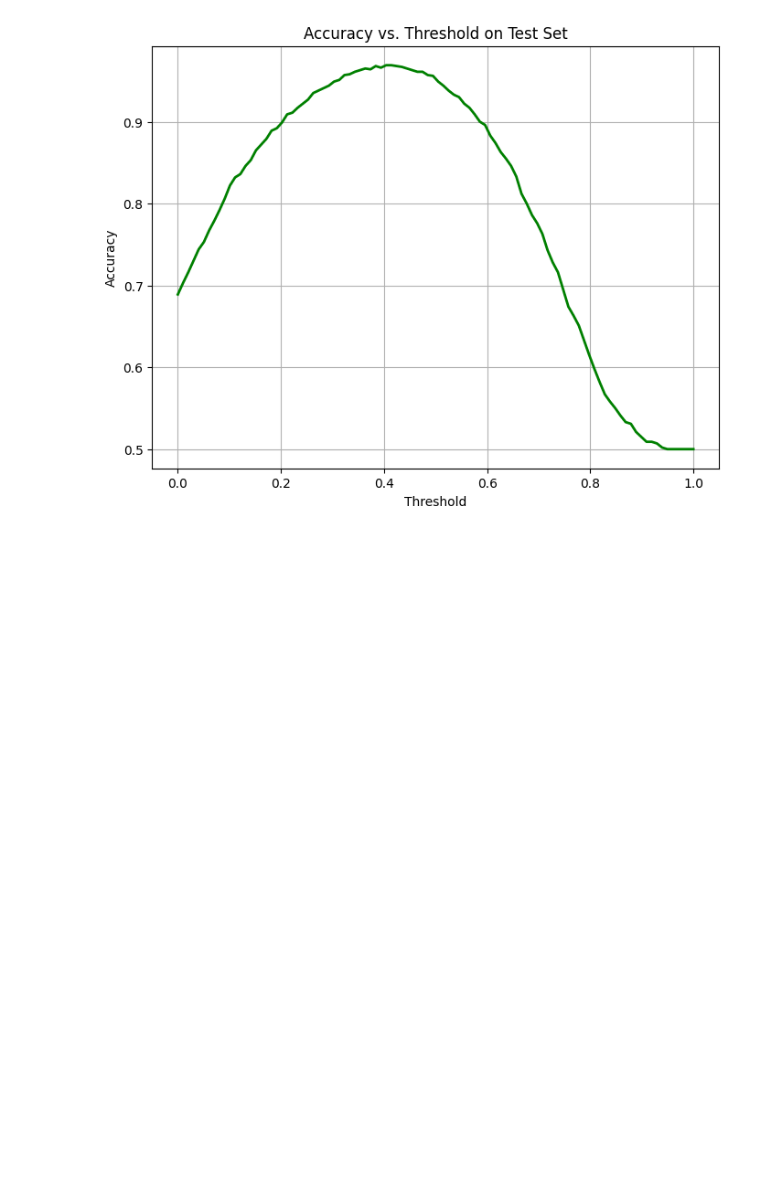
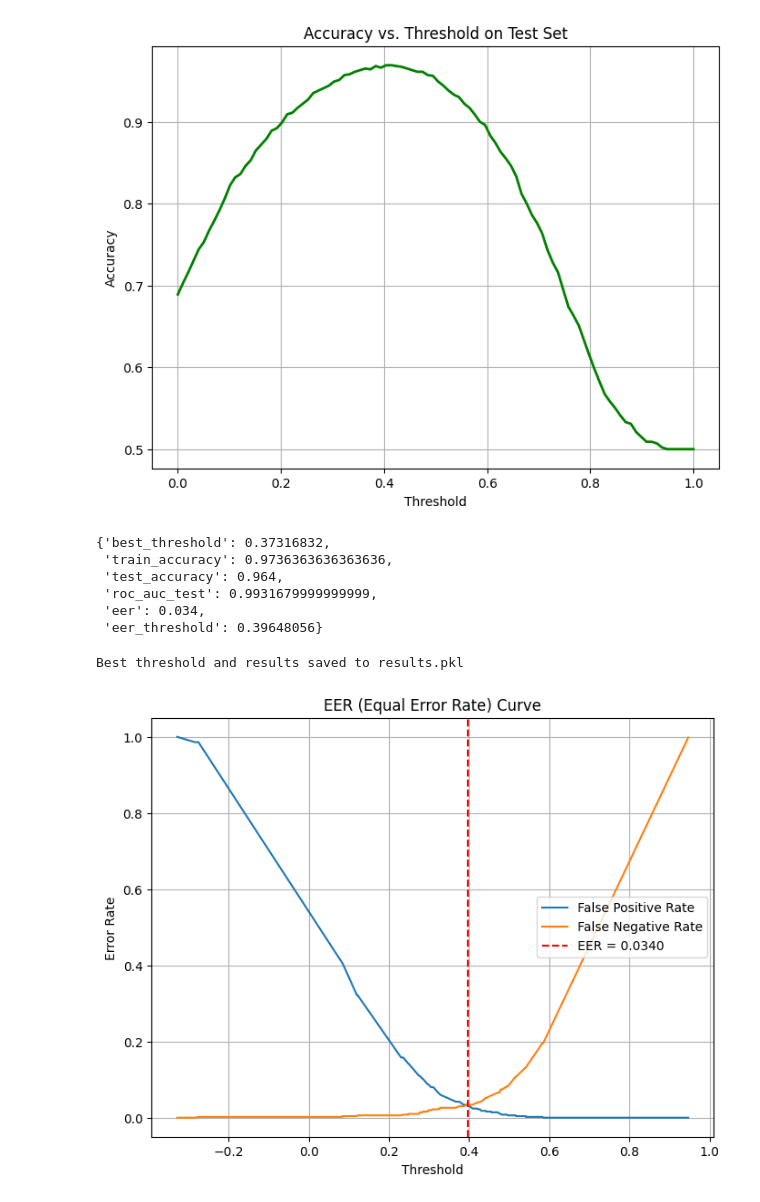
Before and after one commit to jaimincr7/distributed-computation-fir-rich-clients, a Jupyter notebook: distributed_facial_recognition.ipynb, the cells around one changed output. Drawn from its saved outputs; the diff is of its cells as text; code cells hidden in the pictures; blank space fills up the shorter version.

```diff
--- a/distributed_facial_recognition.ipynb
+++ b/distributed_facial_recognition.ipynb
@@ -414,3 +413,45 @@ plt.grid(True)
 plt.show()
 # %% [output]
 [figure]
+# %%
+results = {
+    'best_threshold': best_threshold,
+    'train_accuracy': best_accuracy,
+    'test_accuracy': test_accuracy,
+    'roc_auc_test': roc_auc_test,
+    'eer': eer,
+    'eer_threshold': eer_threshold,
+}
+# %%
+results
+# %% [output]
+{'best_threshold': 0.37316832,
+ 'train_accuracy': 0.9736363636363636,
+ 'test_accuracy': 0.964,
+ 'roc_auc_test': 0.9931679999999999,
+ 'eer': 0.034,
+ 'eer_threshold': 0.39648056}
+# %%
+with open('/content/drive/MyDrive/TDC/Data/results.pkl', 'wb') as f:
+    pickle.dump(results, f)
+
+print("Best threshold and results saved to results.pkl")
+
+# 2. Save computed embeddings for future use
+with open('/content/drive/MyDrive/TDC/Data/embeddings_dict.pkl', 'wb') as f:
+    pickle.dump(embeddings_dict, f)
+# %% [output]
+Best threshold and results saved to results.pkl
+# %%
+plt.figure(figsize=(8, 6))
+plt.plot(thresholds_test, fpr_test, label='False Positive Rate')
+plt.plot(thresholds_test, fnr_test, label='False Negative Rate')
+plt.axvline(x=eer_threshold, color='red', linestyle='--', label=f'EER = {eer:.4f}')
+plt.xlabel('Threshold')
+plt.ylabel('Error Rate')
+plt.title('EER (Equal Error Rate) Curve')
+plt.legend(loc='best')
+plt.grid(True)
+plt.show()
+# %% [output]
+[figure, added]
```
Also changed, not shown: parts of 3 cells of this notebook.
